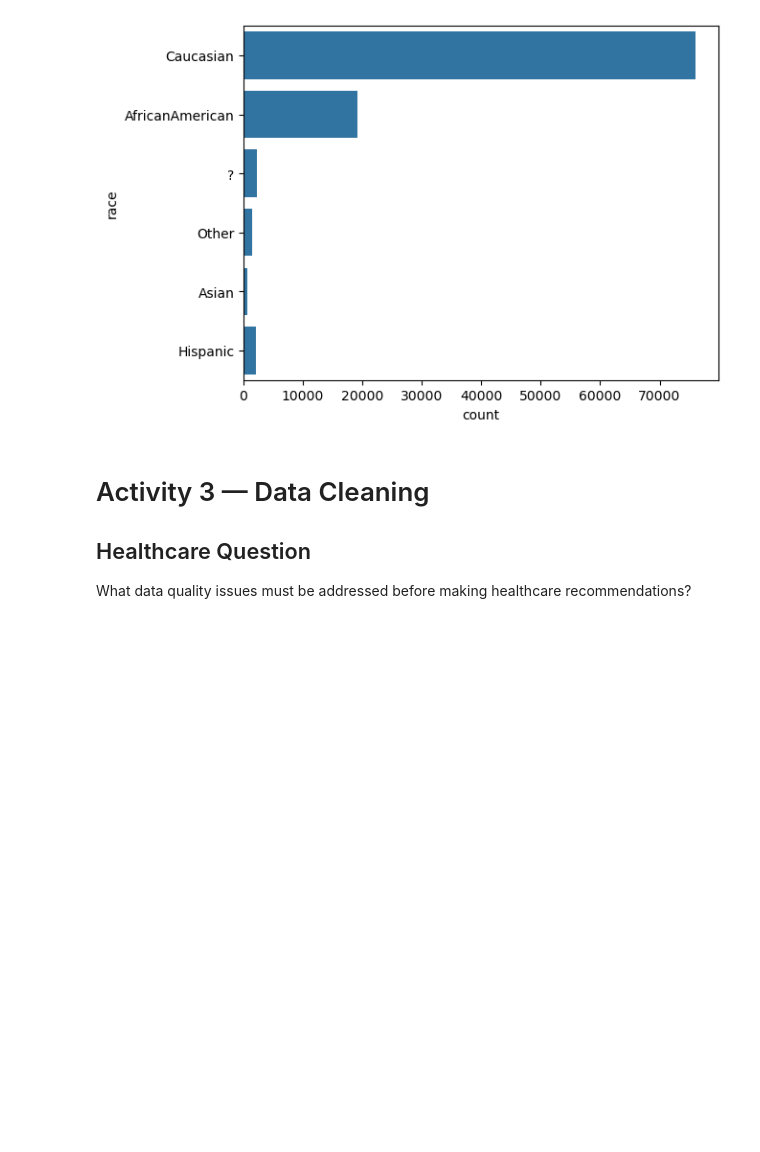
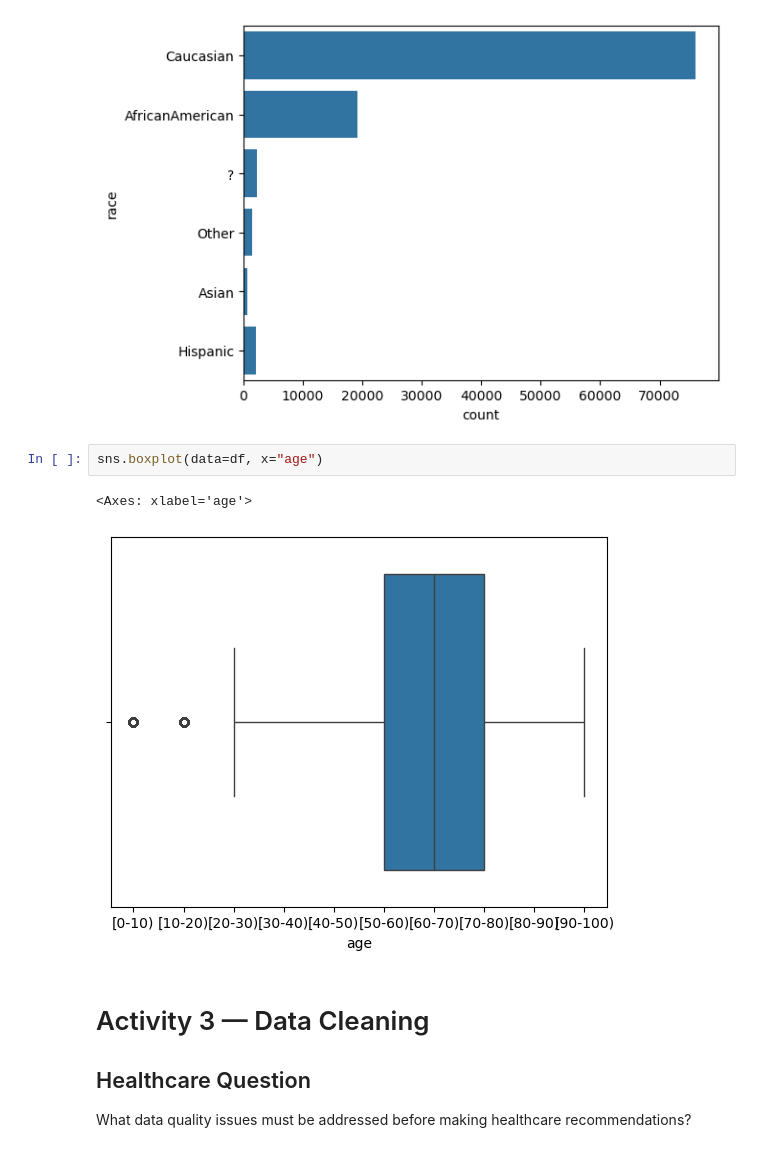
Before and after one commit to winni-datadiva/TKH-26-labs, a Jupyter notebook: Phase_1/python_workbooks/in_class_python_lab_6.ipynb, the cells around one changed output. Cells and saved outputs as stored; diff of their text form; blank space fills up the shorter version.

```diff
--- a/Phase_1/python_workbooks/in_class_python_lab_6.ipynb
+++ b/Phase_1/python_workbooks/in_class_python_lab_6.ipynb
@@ -164,6 +164,11 @@ sns.countplot(df['race'])
 # %% [output]
 <Axes: xlabel='count', ylabel='race'>
 [figure]
+# %%
+sns.boxplot(data=df, x="age")
+# %% [output]
+<Axes: xlabel='age'>
+[figure, added]
 # %% [markdown]
 # Activity 3 — Data Cleaning
 
```
Also changed, not shown: 7 other files.
